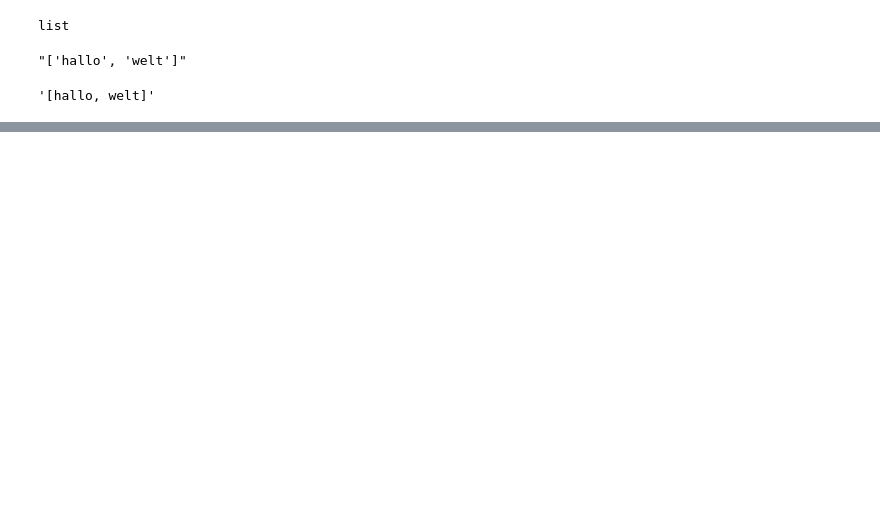
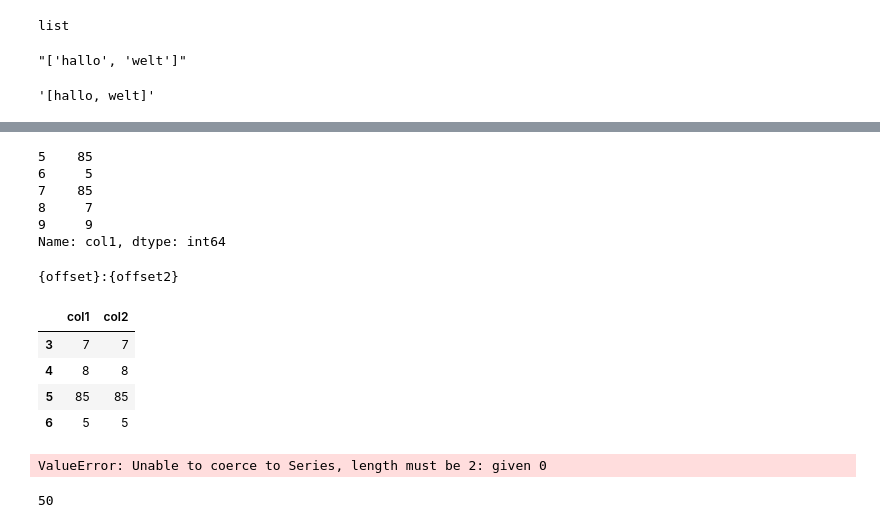
Before and after one commit to OezguenCakir/Spotify_Streamlit, a Jupyter notebook: test.ipynb, the cells around one changed output, grey strips where cells are left out. Saved outputs shown, nothing was run; the diff lists cells and outputs as text; code cells hidden in the pictures; blank space fills up the shorter version.

```diff
--- a/test.ipynb
+++ b/test.ipynb
@@ -21,0 +67,12 @@ str(d)
+# %%
+d = {'col1': [1,2,5,7,8,85,5,85,7,9], 'col2': [1,2,5,7,8,85,5,85,7,9]}
+df = pd.DataFrame(data=d)
+# %%
+df['col1'][5:10]
+# %% [output]
+5    85
+6     5
+7    85
+8     7
+9     9
+Name: col1, dtype: int64
@@ -21,0 +116,22 @@ str(d)
+# %%
+offset=3
+offset2=7
+# %%
+print("{offset}:{offset2}")
+# %% [output]
+{offset}:{offset2}
+# %%
+df[offset:offset2]
+# %% [output]
+|  | col1 | col2 |
+| 3 | 7 | 7 |
+| 4 | 8 | 8 |
+| 5 | 85 | 85 |
+| 6 | 5 | 5 |
+# %%
+if df[1000000000:1000000000] == []:
+    print('lol')
+else:
+    print('no')
+# %% [output]
+ValueError: Unable to coerce to Series, length must be 2: given 0
@@ -21,0 +140,4 @@ str(d)
+# %%
+len(cc)
+# %% [output]
+50
```
Also changed, not shown: parts of 52 cells of this notebook, 2 other files.
